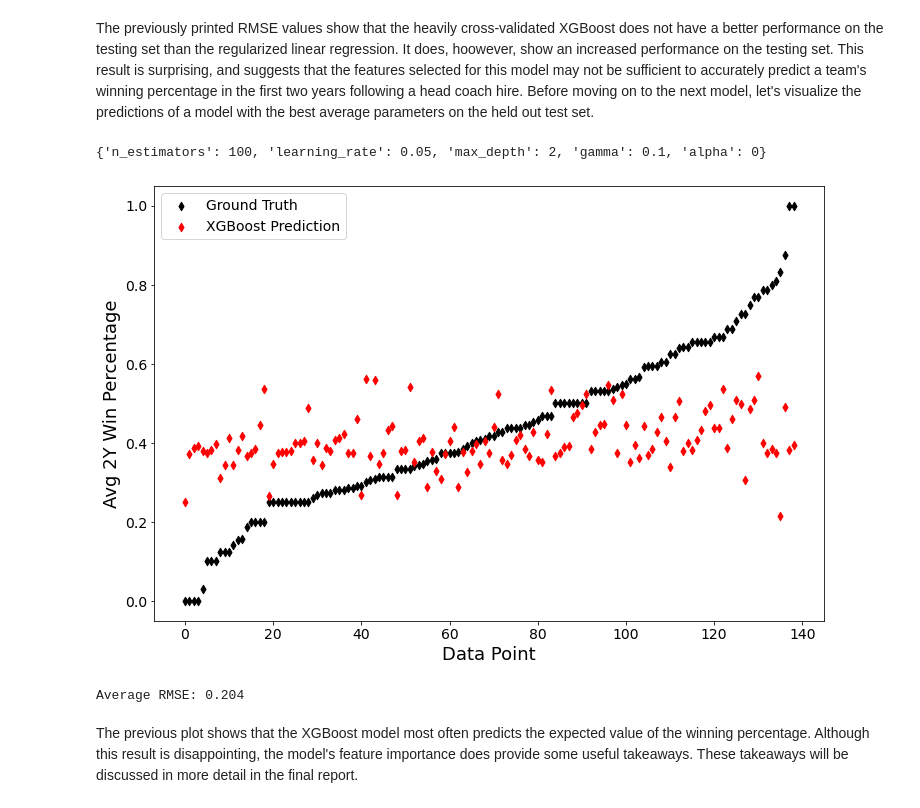
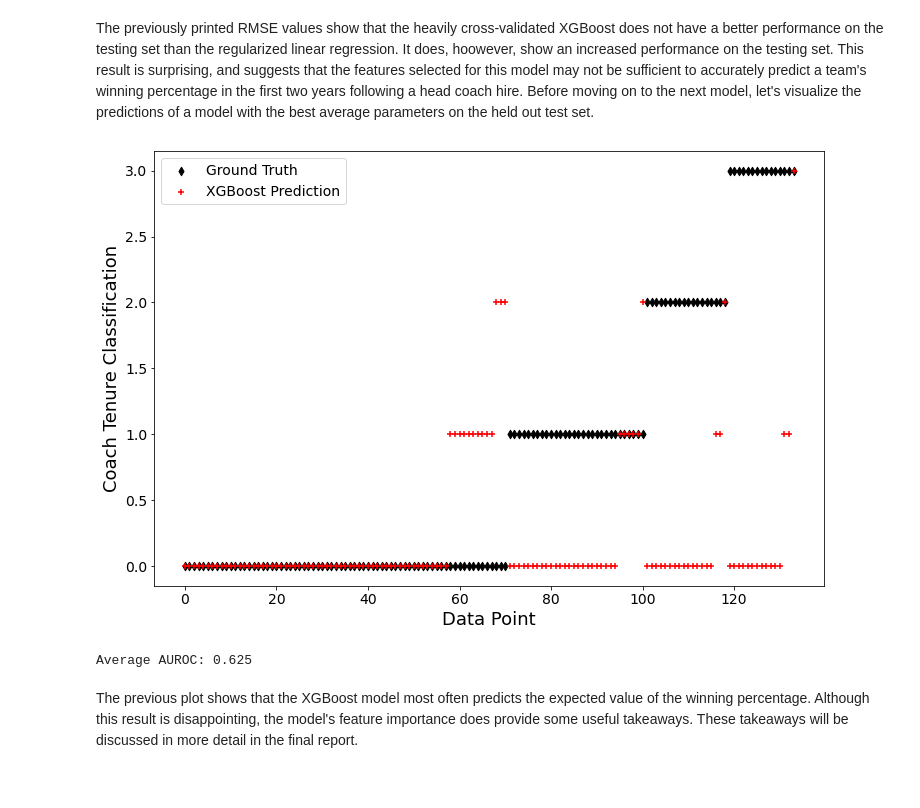
Before and after one commit to jwilliamson7/CoachingProject, a Jupyter notebook: Williamson-Jon-CSCE421-Project-CoachTenureModels.ipynb, the cells around one changed output. Saved outputs shown, nothing was run; the diff lists cells and outputs as text; code cells hidden in the pictures.

Commit message:
XGBoost code frame

```diff
--- a/Williamson-Jon-CSCE421-Project-CoachTenureModels.ipynb
+++ b/Williamson-Jon-CSCE421-Project-CoachTenureModels.ipynb
@@ -449,13 +510,13 @@ Average Test RMSE: 0.204
 # %%
-from sklearn.linear_model import Lasso
 plot_pred = None
 model = None
+X_test__ = None
 # Loop only exists to limit variable scope.
 for i in [1]:
     mean_imputer = SimpleImputer()
     X_train__      = mean_imputer.fit_transform(X_train)
     X_test__       = mean_imputer.transform(X_test)
-    model = Lasso(alpha=np.mean(result_dict['alpha_'])).fit(X_train__, y_train)
+    model = LogisticRegression(C=np.mean(log_best_params_dict['C'])).fit(X_train__, y_train)
     plot_pred = model.predict(X_test__)
 # %%
 sorted_y_test, sorted_plot_pred = [list(tuple) for tuple in zip(*sorted(zip(y_test, plot_pred)))]
@@ -483,7 +553,7 @@ from sklearn.model_selection import GridSearchCV
 # %% [markdown]
 As before, we will implement the model with external cross-validation. Because xgboost does not have internal cross validation to choose hyperparameters, it is necessary to implement hyperparameter cross-validation via `GridSearchCV`.
 # %%
-
+"""
 xgbr_param_dict = {
     "n_estimators":     [1, 5, 10, 20, 50, 100],
     "learning_rate":    [.01, .05, .1, .15, .2, .25, .3],
@@ -496,7 +566,7 @@ xgbr_param_dict = {
     "n_estimators":     [5, 10, 20],
     "learning_rate":    [.1, .5],
 }
-"""
+
 xgbr_best_params_dict = {key: [] for key in xgbr_param_dict.keys()}
 
 xgbr_result_dict = {    'train_score':  [],
@@ -505,13 +575,13 @@ xgbr_result_dict = {    'train_score':  [],
 }
 default_xgbr_params = {
     'verbosity':    1,
-    'objective':    'reg:squarederror',
+    'objective':    'multi:softprob',
     'n_jobs':       1
 }
 
 num_of_folds=10
 
-skf=KFold(n_splits=num_of_folds, shuffle=True)
+skf=StratifiedKFold(n_splits=num_of_folds, shuffle=True)
 for train_index, test_index in skf.split(X_train, y_train):
     X_train_, X_test_ = X_train.iloc[train_index], X_train.iloc[test_index]
     y_train_, y_test_ = y_train.iloc[train_index].values.ravel(), y_train.iloc[test_index].values.ravel()
@@ -520,15 +590,15 @@ for train_index, test_index in skf.split(X_train, y_train):
     X_train__      = mean_imputer.fit_transform(X_train_)
     X_test__       = mean_imputer.transform(X_test_)
 
-    model = GridSearchCV(XGBRegressor(**default_xgbr_params), param_grid=xgbr_param_dict, scoring='neg_mean_squared_error', n_jobs=-1, cv=5, verbose=1).fit(X_train__, y_train_)
+    model = GridSearchCV(XGBClassifier(**default_xgbr_params), param_grid=xgbr_param_dict, scoring='roc_auc_ovr_weighted', n_jobs=-1, cv=5, verbose=1).fit(X_train__, y_train_)
     for key, value in model.best_params_.items():
         xgbr_best_params_dict[key].append(value)
     best_model = model.best_estimator_
     xgbr_result_dict['importance'].append(best_model.feature_importances_)
 
-    tr_pred = best_model.predict(X_train__)
-    te_pred  = best_model.predict(X_test__)
+    tr_pred = best_model.predict_proba(X_train__)
+    te_pred  = best_model.predict_proba(X_test__)
 
-    xgbr_result_dict['train_score'].append(mean_squared_error(y_train_, tr_pred))
-    xgbr_result_dict['test_score'].append(mean_squared_error(y_test_, te_pred))
+    xgbr_result_dict['test_score'].append(roc_auc_score(y_test_, te_pred, average='weighted', multi_class='ovr'))
+    xgbr_result_dict['train_score'].append(roc_auc_score(y_train_, tr_pred, average='weighted', multi_class='ovr'))
 # %% [output]
@@ -570,8 +641,0 @@ plt.show()
-# %%
-feature_avg_weight_dict = dict(zip(xgbr_label_list[0:-1], [np.mean(l) for l in zip(xgbr_coef_list)]))
-feature_std_weight_dict = dict(zip(xgbr_label_list[0:-1], [np.std(l) for l in zip(xgbr_coef_list)]))
-feature_avg_weight_dict = dict(sorted(feature_avg_weight_dict.items(), key=lambda x: x[1], reverse=True))
-count = 1
-for key, value in feature_avg_weight_dict.items():
-    print('Rank {:>2}: {} ({}), has an avg. importance of {:.4f} with a std. dev. of {:.4f}.'.format(count, feature_name_dict[key], key, value, feature_std_weight_dict[key]))
-    count += 1
@@ -603,32 +664,30 @@ The previously printed RMSE values show that the heavily cross-validated XGBoost
 # %%
 plot_pred = None
 xgbr = None
+X_test__ = None
 # Loop only exists to limit variable scope.
 for i in [1]:
     test_xgbr_best_params_dict = {key: max(set(value), key=value.count) for (key, value) in xgbr_best_params_dict.items()}
-    print(test_xgbr_best_params_dict)
     test_xgbr_best_params_dict.update(default_xgbr_params)
-    mean_imputer = SimpleImputer()
+    mean_imputer   = SimpleImputer()
     X_train__      = mean_imputer.fit_transform(X_train)
     X_test__       = mean_imputer.transform(X_test)
-    xgbr = XGBRegressor(**test_xgbr_best_params_dict).fit(X_train__, y_train)
+    xgbr = XGBClassifier(**test_xgbr_best_params_dict).fit(X_train__, y_train)
     plot_pred = xgbr.predict(X_test__)
-# %% [output]
-{'n_estimators': 100, 'learning_rate': 0.05, 'max_depth': 2, 'gamma': 0.1, 'alpha': 0}
 # %%
 sorted_y_test, sorted_plot_pred = [list(tuple) for tuple in zip(*sorted(zip(y_test, plot_pred)))]
 plt.scatter(np.arange(0, len(sorted_y_test)), sorted_y_test, marker='d', color='k', label='Ground Truth')
-plt.scatter(np.arange(0, len(sorted_plot_pred)), sorted_plot_pred, marker='d', color='r', label='XGBoost Prediction')
+plt.scatter(np.arange(0, len(sorted_plot_pred)), sorted_plot_pred, marker='+', color='r', label='XGBoost Prediction')
 plt.xlabel('Data Point')
-plt.ylabel('Avg 2Y Win Percentage')
+plt.ylabel('Coach Tenure Classification')
 plt.legend()
 plt.show()
 # %% [output]
-[figure, old version]
+[figure, new version]
-# %%
-print('Average RMSE: {:.3f}'.format(np.sqrt(mean_squared_error(sorted_y_test, sorted_plot_pred))))
-# %% [output]
-Average RMSE: 0.204
+# %%
+print('Average AUROC: {:.3f}'.format(roc_auc_score(y_test, xgbr.predict_proba(X_test__), average='weighted', multi_class='ovr')))
+# %% [output]
+Average AUROC: 0.625
 # %% [markdown]
 The previous plot shows that the XGBoost model most often predicts the expected value of the winning percentage. Although this result is disappointing, the model's feature importance does provide some useful takeaways. These takeaways will be discussed in more detail in the final report.
 # %% [markdown]
```
Also changed, not shown: parts of 29 cells of this notebook.
